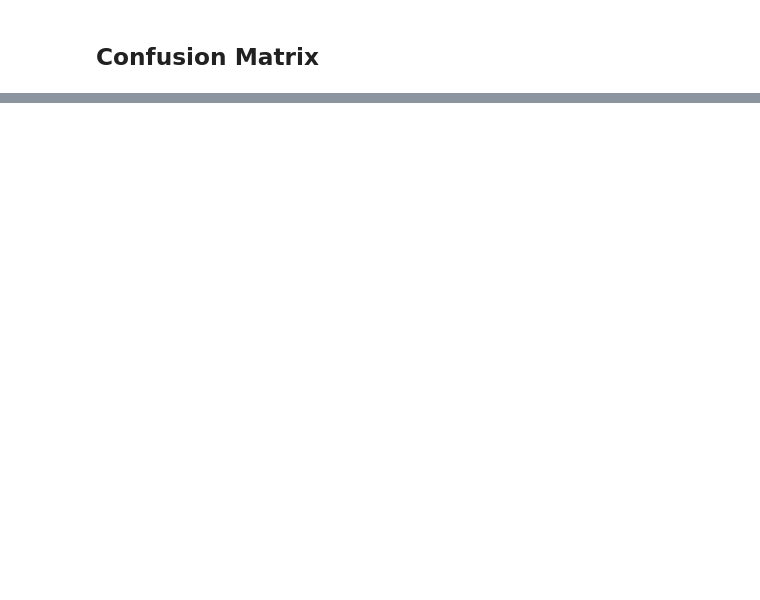
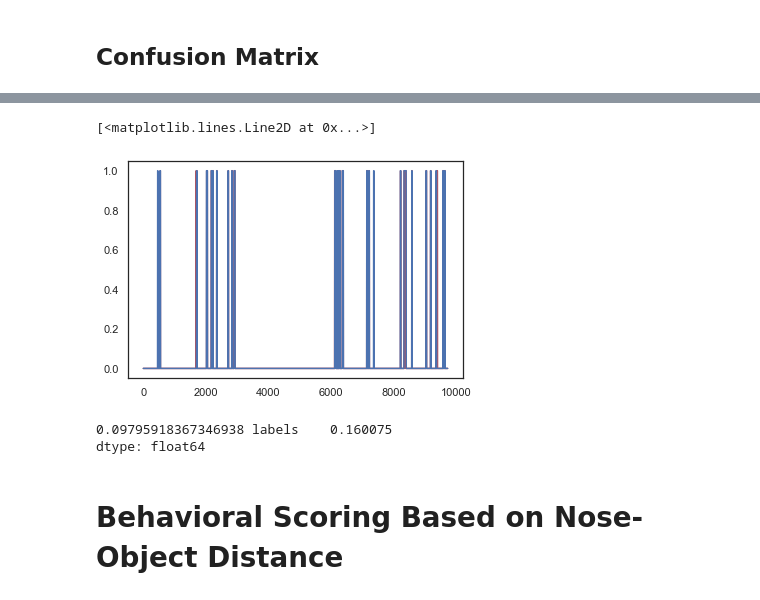
Before and after one commit to FraTozz/mouseTracking, a Jupyter notebook: behaviourClassifier.ipynb, the cells around one changed output, grey strips where cells are left out. Cells and saved outputs as stored; diff of their text form; code cells hidden in the pictures; blank space fills up the shorter version.

```diff
--- a/behaviourClassifier.ipynb
+++ b/behaviourClassifier.ipynb
@@ -350,0 +568,14 @@ weighted avg       0.99      0.99      0.99     37797
+# %%
+# Opening the csv file containing experimenter prediction
+expPath = r'C:\Users\Francesca\Desktop\Lab\Esperimenti\DLC\Videos\231121\T1-ST2'
+extension1 = 'mp4'
+extension2 = 'csv'
+os.chdir(expPath)
+expVideos = glob.glob('*.{}'.format(extension1)) #list of all the videos
+expTrackingFiles = glob.glob('*-EFI.{}'.format(extension2)) #list of the tracking files
+
+exp_df = pd.read_csv(os.path.join(expPath, expTrackingFiles[0]),
+header=[0,1], #setting the first 2 rows as column names
+dtype ={('No_Exp','Start'):np.int64, ('No_Exp','Stop'):np.int64, ('Exp','Start'):np.int64, ('Exp','Stop'):np.int64,
+('Object','Num'):np.int64, ('Video','Name'):str}, #defining the type of the objects inside the dataframe
+index_col=None) #Take the first column as index by default
@@ -350,0 +584,7 @@ weighted avg       0.99      0.99      0.99     37797
+# %%
+arr = np.zeros(newDf_x.shape[0])
+dataDfy = {'labels':arr}
+exp_y = pd.DataFrame(data=dataDfy)
+for ik in range(exp_df.shape[0]):
+    for ic in range(int(exp_df[('Exp', 'Start')][ik]), int(exp_df[('Exp', 'Stop')][ik])+1):
+        exp_y.iloc[ic-int(exp_df[('No_Exp','Start')][0])][0] = 1 #Converto in 1 i frame in cui c'è esplorazione
@@ -350,0 +596,42 @@ weighted avg       0.99      0.99      0.99     37797
+# %%
+plt.plot(y_pred, 'r')
+plt.plot(exp_y, 'b')
+# %% [output]
+[<matplotlib.lines.Line2D at 0x...>]
+[figure, added]
+# %%
+fps = 25
+RFObj1Frames = 0
+RFObj2Frames = 0
+EObj1Frames = 0
+EObj2Frames = 0
+
+# Random Forest Prediction
+for nFrames in range(y_pred.shape[0]):
+    if X_t[nFrames][0] < X_t[nFrames][1]:
+        RFObj1Frames = RFObj1Frames + y_pred[nFrames]
+    else:
+        RFObj2Frames = RFObj2Frames + y_pred[nFrames]
+
+RFObj1Time = RFObj1Frames/fps
+RFObj2Time = RFObj2Frames/fps
+RFDI1vs2 = (RFObj1Time - RFObj2Time)/(RFObj1Time + RFObj2Time)
+
+
+# Experimenter classification
+for eFrames in range(exp_y.shape[0]):
+    if X_t[eFrames][0] < X_t[eFrames][1]:
+        EObj1Frames = EObj1Frames + exp_y.iloc[eFrames]
+    else:
+        EObj2Frames = EObj2Frames + exp_y.iloc[eFrames]
+
+EObj1Time = EObj1Frames/fps
+EObj2Time = EObj2Frames/fps
+EDI1vs2 = (EObj1Time-EObj2Time)/(EObj1Time+EObj2Time)
+
+print(RFDI1vs2, EDI1vs2)
+# %% [output]
+0.09795918367346938 labels    0.160075
+dtype: float64
+# %% [markdown]
+# Behavioral Scoring Based on Nose-Object Distance
```
Also changed, not shown: parts of 20 cells of this notebook.
